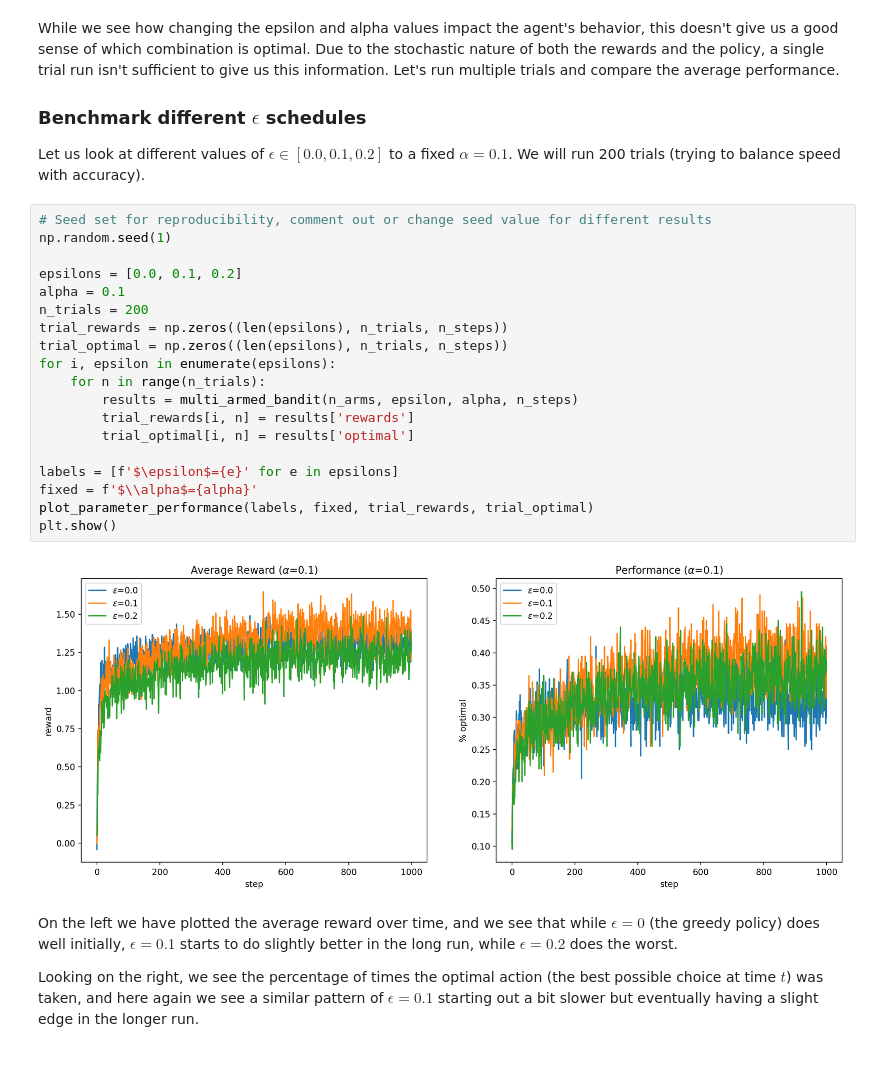
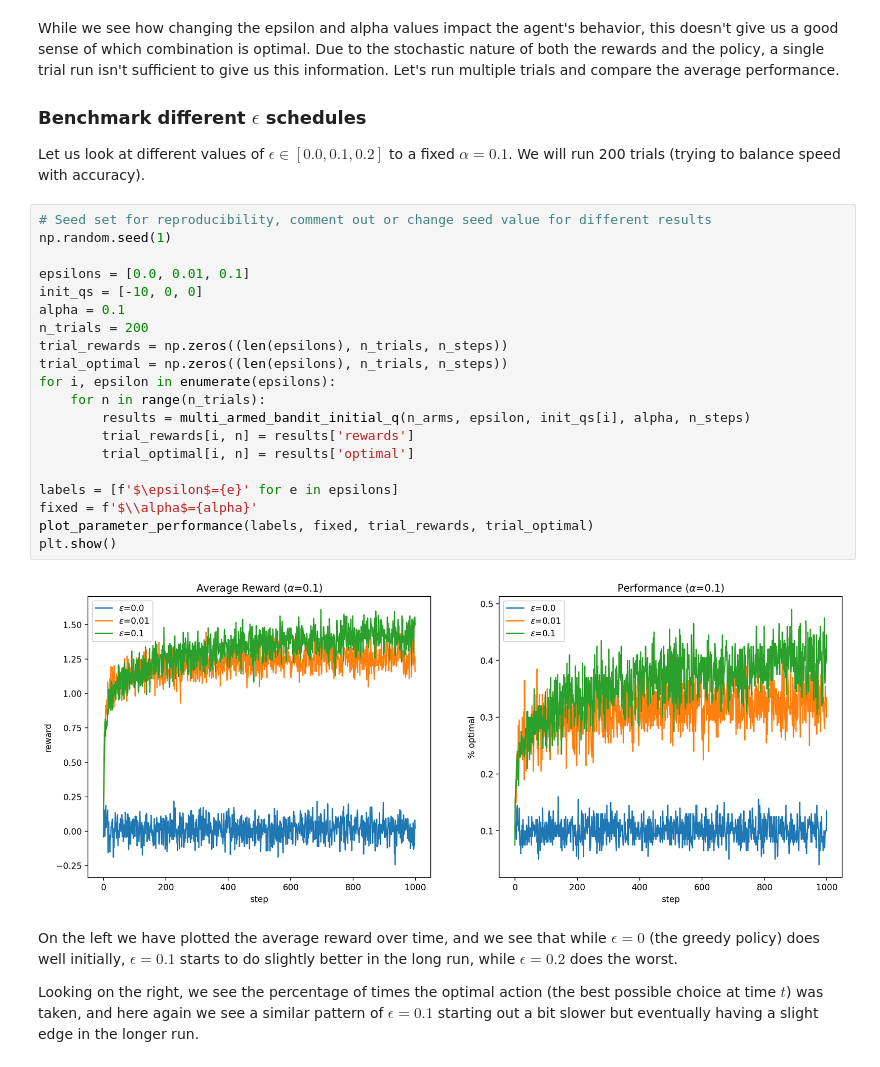
Before and after one commit to AlexMan2000/DS-GA-3001-Reinforcement, a Jupyter notebook: labs/Lab2/2025_dsga3001_002_lab2.ipynb, the cells around one changed output. Saved outputs shown, nothing was run; the diff lists cells and outputs as text.

```diff
--- a/labs/Lab2/2025_dsga3001_002_lab2.ipynb
+++ b/labs/Lab2/2025_dsga3001_002_lab2.ipynb
@@ -421,24 +482,25 @@ Let us look at different values of $\epsilon \in [0.0, 0.1, 0.2]$ to a fixed $\a
 # %%
 # Seed set for reproducibility, comment out or change seed value for different results
 np.random.seed(1)
 
-epsilons = [0.0, 0.1, 0.2]
+epsilons = [0.0, 0.01, 0.1]
+init_qs = [-10, 0, 0]
 alpha = 0.1
 n_trials = 200
 trial_rewards = np.zeros((len(epsilons), n_trials, n_steps))
 trial_optimal = np.zeros((len(epsilons), n_trials, n_steps))
 for i, epsilon in enumerate(epsilons):
     for n in range(n_trials):
-        results = multi_armed_bandit(n_arms, epsilon, alpha, n_steps)
+        results = multi_armed_bandit_initial_q(n_arms, epsilon, init_qs[i], alpha, n_steps)
         trial_rewards[i, n] = results['rewards']
         trial_optimal[i, n] = results['optimal']
 
 labels = [f'$\epsilon$={e}' for e in epsilons]
 fixed = f'$\\alpha$={alpha}'
 plot_parameter_performance(labels, fixed, trial_rewards, trial_optimal)
 plt.show()
 # %% [output]
-[figure, old version]
+[figure, new version]
 # %% [markdown]
 On the left we have plotted the average reward over time, and we see that while $\epsilon=0$ (the greedy policy) does well initially, $\epsilon=0.1$ starts to do slightly better in the long run, while $\epsilon=0.2$ does the worst.
 
```
Also changed, not shown: parts of 1 cell of this notebook, 3 other files.
